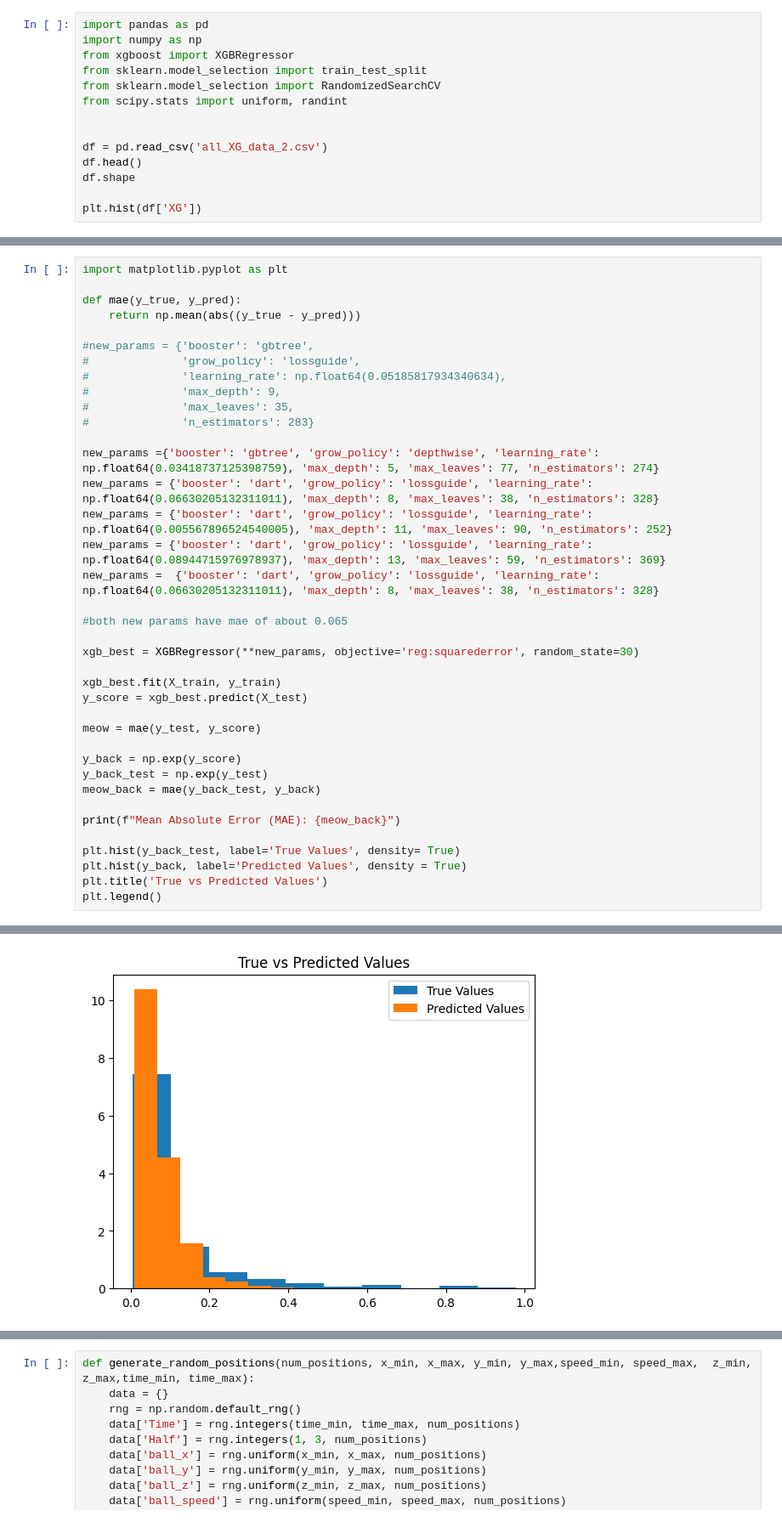
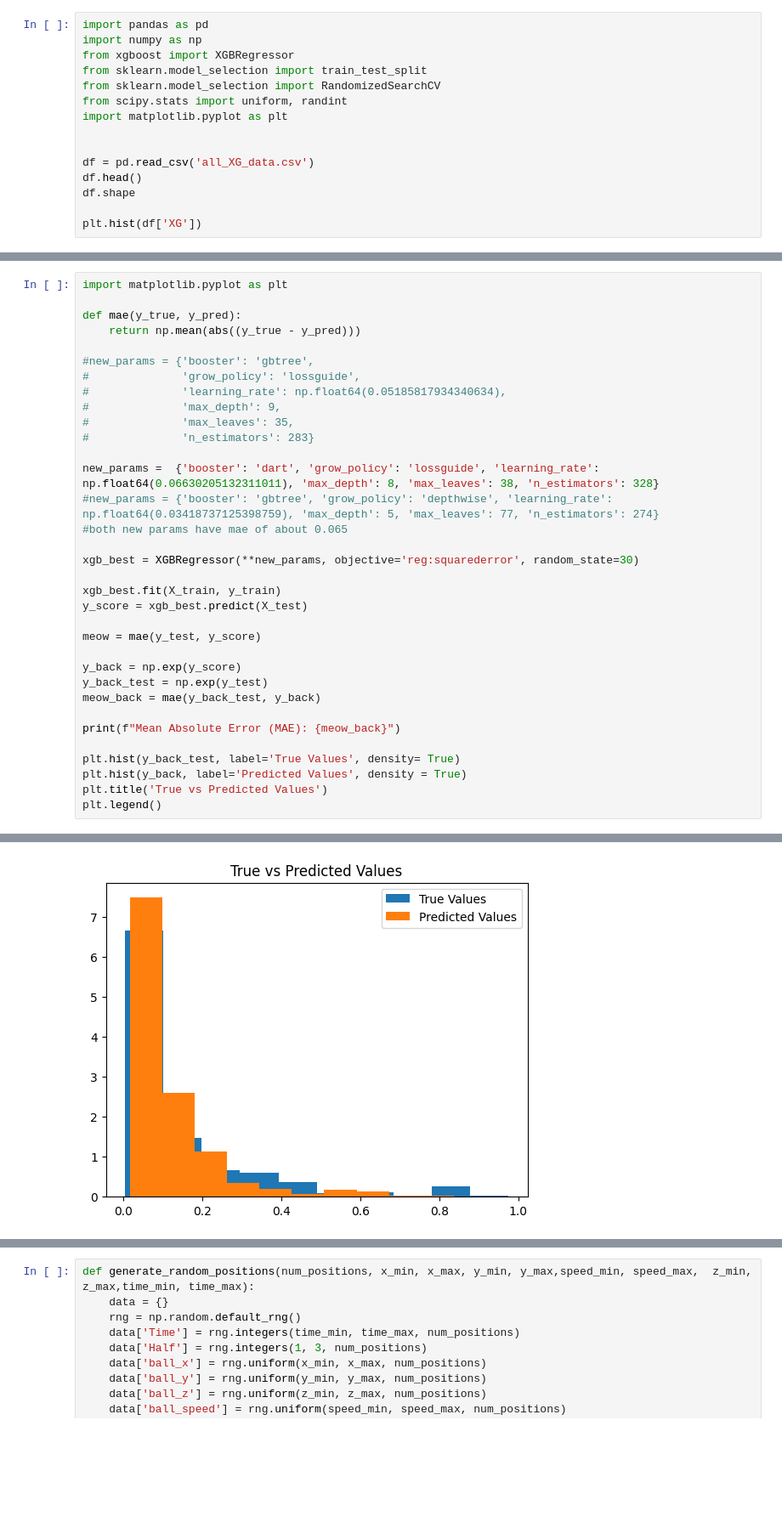
Before and after one commit to adiguzeldeniz/ekip_makine, a Jupyter notebook: XG_XGBoost.ipynb, the cells around one changed output, grey strips where cells are left out. Shown at 85% size. Drawn from its saved outputs; the diff is of its cells as text; blank space fills up the shorter version.

```diff
--- a/XG_XGBoost.ipynb
+++ b/XG_XGBoost.ipynb
@@ -5,9 +5,10 @@ from xgboost import XGBRegressor
 from sklearn.model_selection import train_test_split
 from sklearn.model_selection import RandomizedSearchCV
 from scipy.stats import uniform, randint
+import matplotlib.pyplot as plt
 
 
-df = pd.read_csv('all_XG_data_2.csv')
+df = pd.read_csv('all_XG_data.csv')
 df.head()
 df.shape
 
@@ -106,12 +107,8 @@ def mae(y_true, y_pred):
 #              'max_leaves': 35,
 #              'n_estimators': 283}
 
-new_params ={'booster': 'gbtree', 'grow_policy': 'depthwise', 'learning_rate': np.float64(0.03418737125398759), 'max_depth': 5, 'max_leaves': 77, 'n_estimators': 274}
-new_params = {'booster': 'dart', 'grow_policy': 'lossguide', 'learning_rate': np.float64(0.06630205132311011), 'max_depth': 8, 'max_leaves': 38, 'n_estimators': 328}
-new_params = {'booster': 'dart', 'grow_policy': 'lossguide', 'learning_rate': np.float64(0.005567896524540005), 'max_depth': 11, 'max_leaves': 90, 'n_estimators': 252}
-new_params = {'booster': 'dart', 'grow_policy': 'lossguide', 'learning_rate': np.float64(0.08944715976978937), 'max_depth': 13, 'max_leaves': 59, 'n_estimators': 369}
 new_params =  {'booster': 'dart', 'grow_policy': 'lossguide', 'learning_rate': np.float64(0.06630205132311011), 'max_depth': 8, 'max_leaves': 38, 'n_estimators': 328}
-
+#new_params = {'booster': 'gbtree', 'grow_policy': 'depthwise', 'learning_rate': np.float64(0.03418737125398759), 'max_depth': 5, 'max_leaves': 77, 'n_estimators': 274}
 #both new params have mae of about 0.065
 
 xgb_best = XGBRegressor(**new_params, objective='reg:squarederror', random_state=30)
@@ -136,5 +133,5 @@ Mean Absolute Error (MAE): 0.0613840516178006
 <matplotlib.legend.Legend at 0x...>
-[figure, old version]
+[figure, new version]
 # %%
 print(mae(y_back_test, y_back))
 
```
Also changed, not shown: parts of 8 cells of this notebook.
